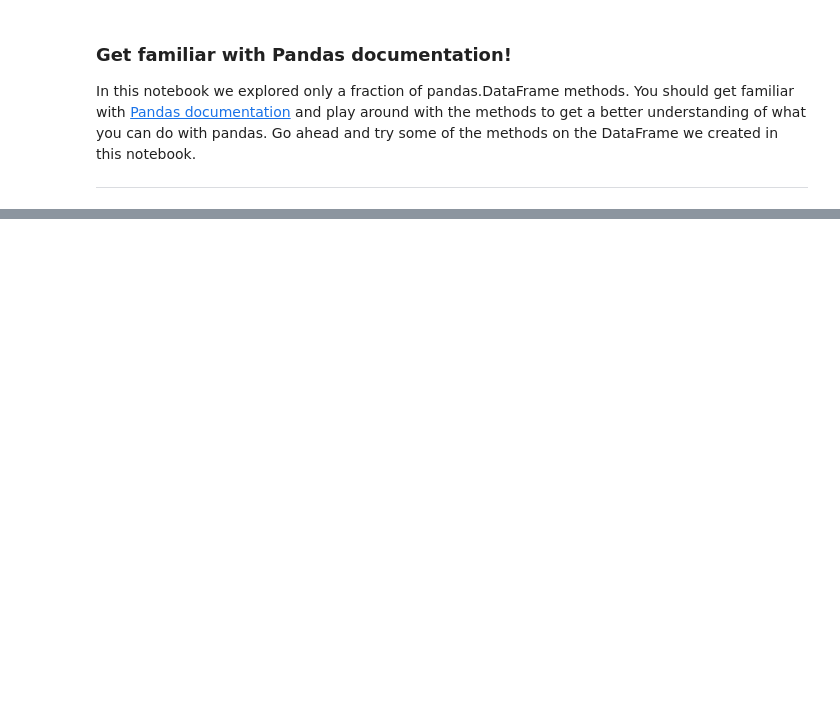
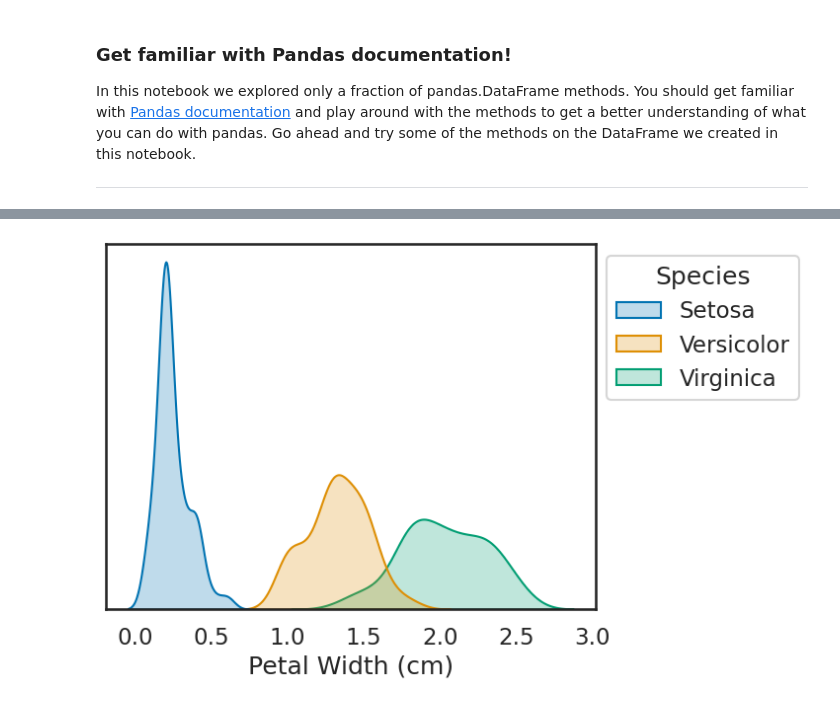
Before and after one commit to hubertrybka/pum-24, a Jupyter notebook: lab3-1.ipynb, the cells around one changed output, grey strips where cells are left out. Drawn from its saved outputs; the diff is of its cells as text; code cells hidden in the pictures; blank space fills up the shorter version.

```diff
--- a/lab3-1.ipynb
+++ b/lab3-1.ipynb
@@ -214,17 +327,23 @@ plt.ylabel('') # Remove the y-axis label (Variety) just to make the plot look cl
 # %%
-# Let's plot a distribution of the 'Size (cm)' values. We can use a kernel density estimate (KDE) plot
+# Let's plot a distribution of the 'PetalWidthCm' values. We can use a kernel density estimate (KDE) plot
 # for this. A KDE plot is a non-parametric way to estimate the probability density function of a random
-# variable. It's like a smoothed version of a histogram.
+# variable. It's like a smoothed version of a histogram!
 
 sns.set_style('white')
 sns.set_context('talk')
 
-kdeplot = sns.kdeplot(df_filtered, x='Size (cm)', hue='Variety', fill=True)
+kdeplot = sns.kdeplot(iris, x='PetalWidthCm', hue='Species', fill=True, palette='colorblind')
 
-# By passing hue='Variety' parameter to the kdeplot function, we color the plot based on the 'Variety'
+# By passing hue='Species' parameter to the kdeplot function, we color the plot based on the 'Variety'
 # column. The fill=True parameter fills the area under the curve with color.
 
+plt.xlabel('Petal Width (cm)') # Add the x-axis label
+plt.ylabel('') # Add the y-axis label
+plt.yticks([]) # Remove the y-axis ticks
+
 sns.move_legend(kdeplot, "upper left", bbox_to_anchor=(1, 1)) # Move the legend outside the plot
+# %% [output]
+[figure, added]
 # %%
 # A pairplot is a great way to explore and visualize relationships between variables in a dataset.
 # It creates a matrix of axes and shows the relationship for each pair of columns in a DataFrame.
```
Also changed, not shown: parts of 23 cells of this notebook, 7 other files.
